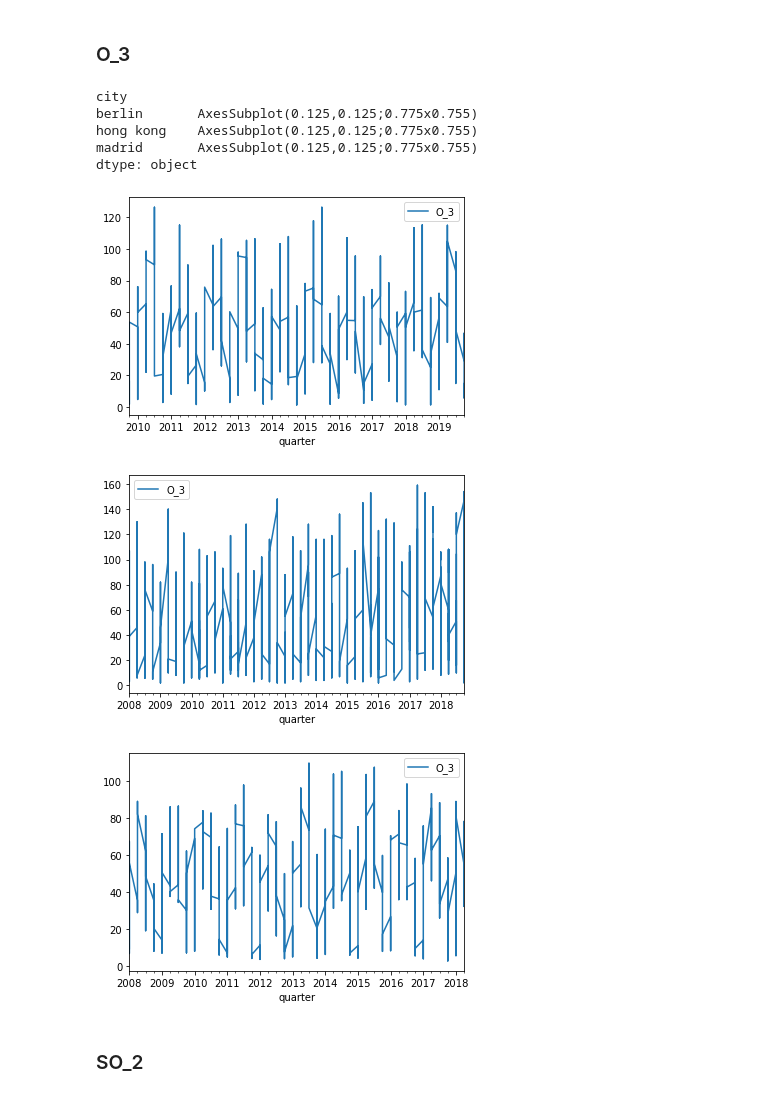
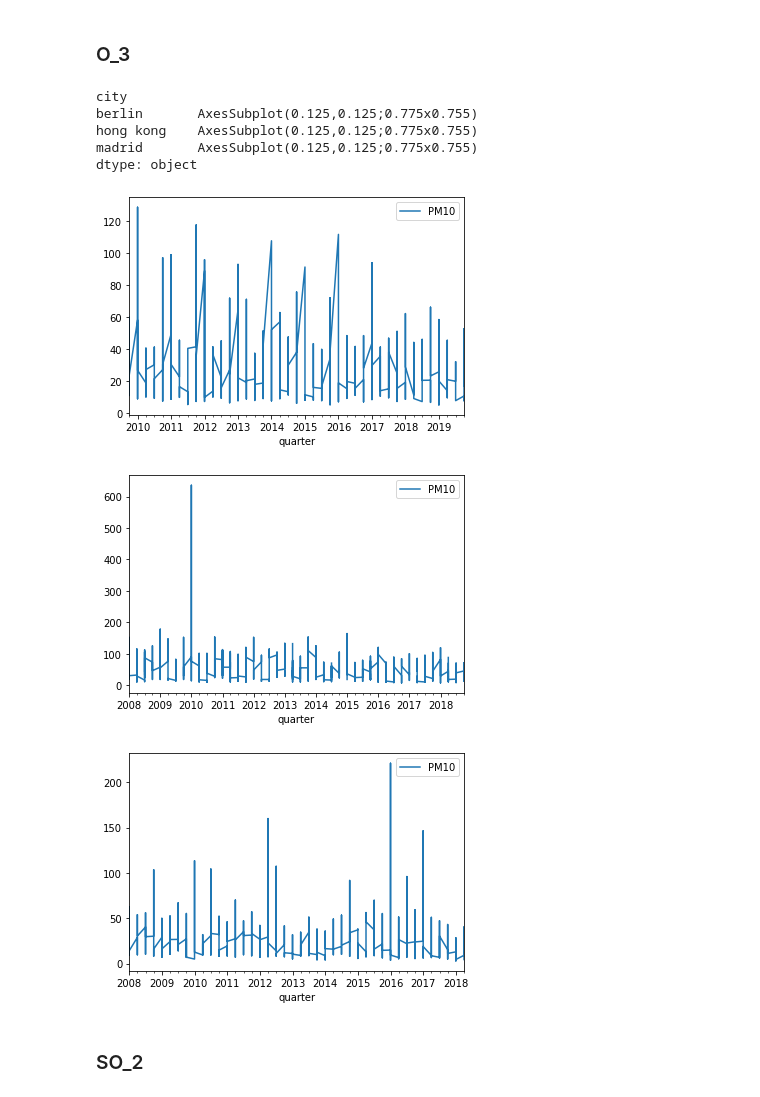
Before and after one commit to andres2203/pollution_correlation, a Jupyter notebook: Plotting_Pollution.ipynb, the cells around one changed output. Saved outputs shown, nothing was run; the diff lists cells and outputs as text; code cells hidden in the pictures.

```diff
--- a/Plotting_Pollution.ipynb
+++ b/Plotting_Pollution.ipynb
@@ -69,16 +69,16 @@ dtype: object
 # %% [markdown]
 ### O_3
 # %%
-pollution_final.groupby("city").plot(x="quarter",y="O_3")
+pollution_final.groupby("city").plot(x="quarter",y="PM10")
 # %% [output]
 city
 berlin       AxesSubplot(0.125,0.125;0.775x0.755)
 hong kong    AxesSubplot(0.125,0.125;0.775x0.755)
 madrid       AxesSubplot(0.125,0.125;0.775x0.755)
 dtype: object
-[figure, old version]
+[figure, new version]
-[figure, old version]
+[figure, new version]
-[figure, old version]
+[figure, new version]
 # %% [markdown]
 ### SO_2
 # %%
```
Also changed, not shown: 2 other files.
